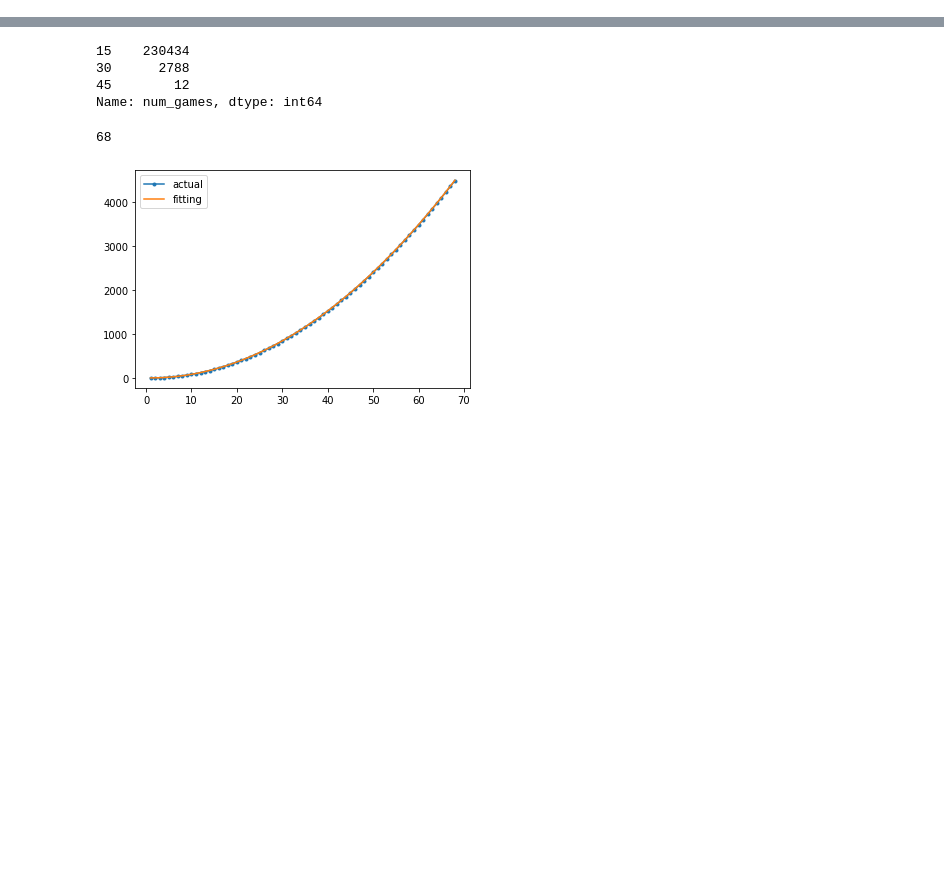
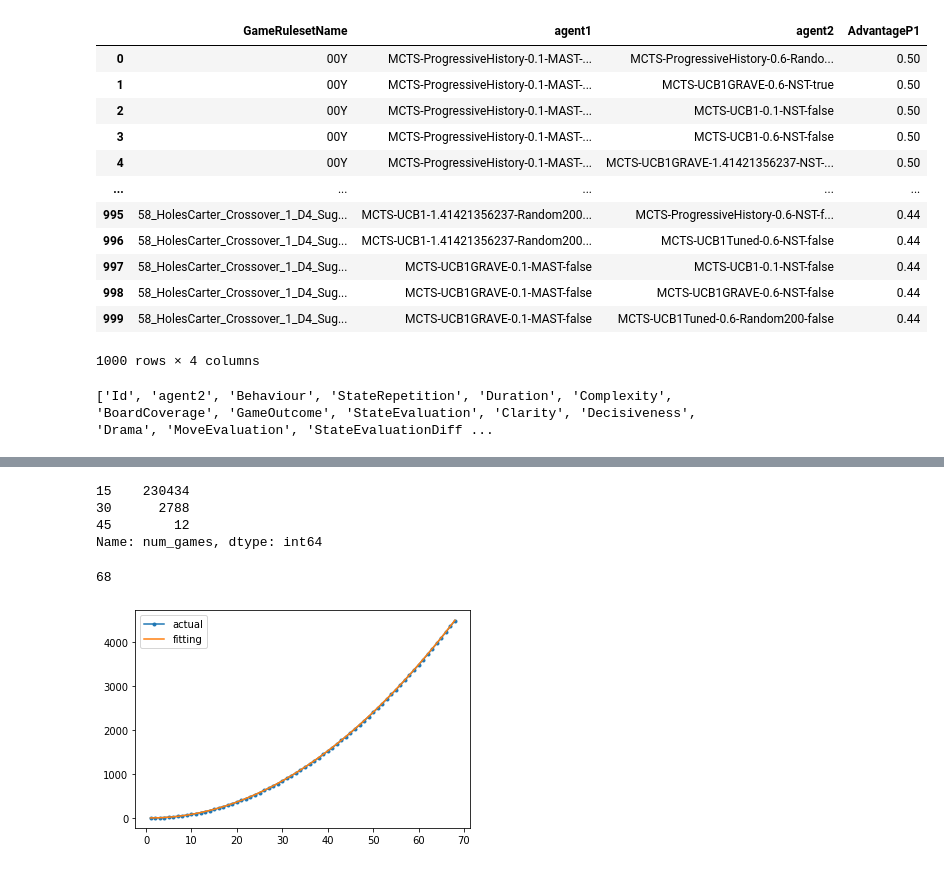
Before and after one commit to vadimtimakin/Kaggle-MCTS-6th-place-solution, a Jupyter notebook: draft.ipynb, the cells around one changed output, grey strips where cells are left out. Saved outputs shown, nothing was run; the diff lists cells and outputs as text; code cells hidden in the pictures; blank space fills up the shorter version.

```diff
--- a/draft.ipynb
+++ b/draft.ipynb
@@ -5,0 +6,22 @@ df = pd.read_csv('/home/toefl/K/MCTS/dataset/train.csv')
+# %%
+df[["GameRulesetName", "agent1", "agent2", "AdvantageP1"]].head(1000)
+# %% [output]
+|  | GameRulesetName | agent1 | agent2 | AdvantageP1 |
+| 0 | 00Y | MCTS-ProgressiveHistory-0.1-MAST-... | MCTS-ProgressiveHistory-0.6-Rando... | 0.50 |
+| 1 | 00Y | MCTS-ProgressiveHistory-0.1-MAST-... | MCTS-UCB1GRAVE-0.6-NST-true | 0.50 |
+| 2 | 00Y | MCTS-ProgressiveHistory-0.1-MAST-... | MCTS-UCB1-0.1-NST-false | 0.50 |
+| 3 | 00Y | MCTS-ProgressiveHistory-0.1-MAST-... | MCTS-UCB1-0.6-NST-false | 0.50 |
+| 4 | 00Y | MCTS-ProgressiveHistory-0.1-MAST-... | MCTS-UCB1GRAVE-1.41421356237-NST-... | 0.50 |
+| ... | ... | ... | ... | ... |
+| 995 | 58_HolesCarter_Crossover_1_D4_Sug... | MCTS-UCB1-1.41421356237-Random200... | MCTS-ProgressiveHistory-0.6-NST-f... | 0.44 |
+| 996 | 58_HolesCarter_Crossover_1_D4_Sug... | MCTS-UCB1-1.41421356237-Random200... | MCTS-UCB1Tuned-0.6-NST-false | 0.44 |
+| 997 | 58_HolesCarter_Crossover_1_D4_Sug... | MCTS-UCB1GRAVE-0.1-MAST-false | MCTS-UCB1-0.1-NST-false | 0.44 |
+| 998 | 58_HolesCarter_Crossover_1_D4_Sug... | MCTS-UCB1GRAVE-0.1-MAST-false | MCTS-UCB1GRAVE-0.6-NST-false | 0.44 |
+| 999 | 58_HolesCarter_Crossover_1_D4_Sug... | MCTS-UCB1GRAVE-0.1-MAST-false | MCTS-UCB1Tuned-0.6-Random200-false | 0.44 |
+1000 rows × 4 columns
+# %%
+different_columns = df.columns[df.iloc[0] != df.iloc[1]].tolist()
+
+print(different_columns)
+# %% [output]
+['Id', 'agent2', 'Behaviour', 'StateRepetition', 'Duration', 'Complexity', 'BoardCoverage', 'GameOutcome', 'StateEvaluation', 'Clarity', 'Decisiveness', 'Drama', 'MoveEvaluation', 'StateEvaluationDiff ...
```
Also changed, not shown: parts of 19 cells of this notebook, 1 other file.
